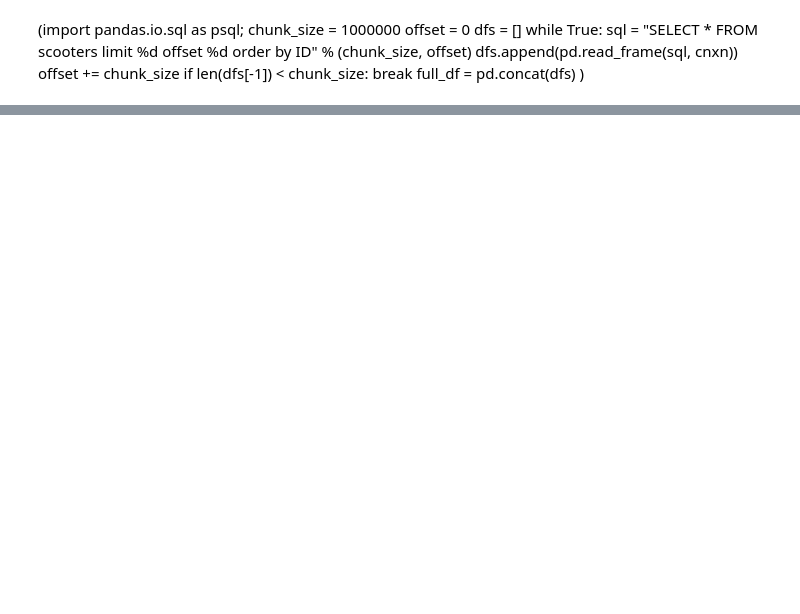
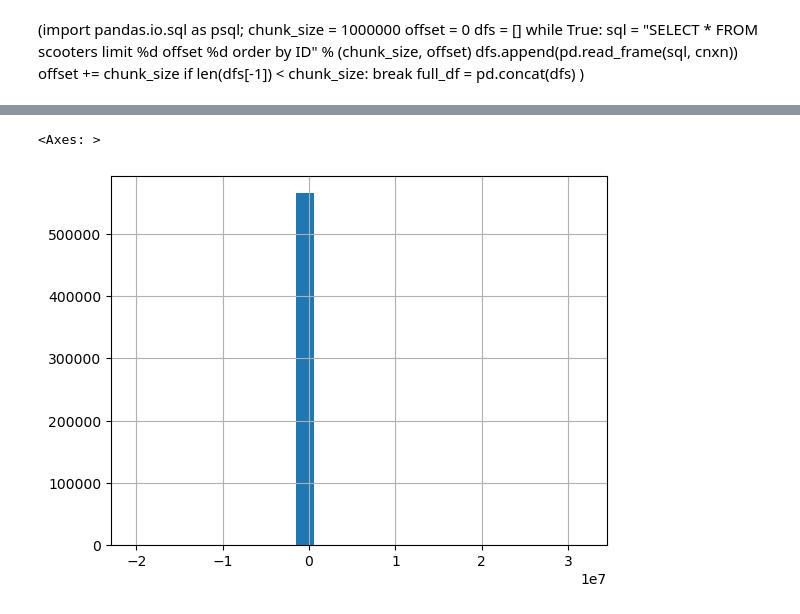
Before and after one commit to NSS-Full-Time-Data-Analytics-11/nashville-scooters-tucker, a Jupyter notebook: scooters_riley.ipynb, the cells around one changed output, grey strips where cells are left out. Drawn from its saved outputs; the diff is of its cells as text; code cells hidden in the pictures; blank space fills up the shorter version.

```diff
--- a/scooters_riley.ipynb
+++ b/scooters_riley.ipynb
@@ -140,0 +156,5 @@ pandas.core.frame.DataFrame
+# %%
+trips['tripdistance'].hist(bins = 25)
+# %% [output]
+<Axes: >
+[figure, added]
```
Also changed, not shown: parts of 35 cells of this notebook.
